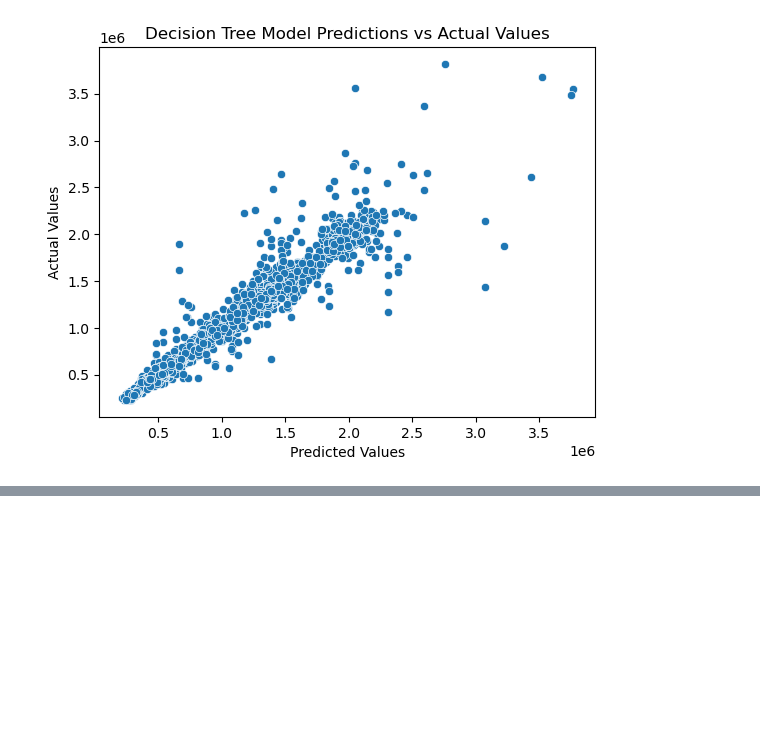
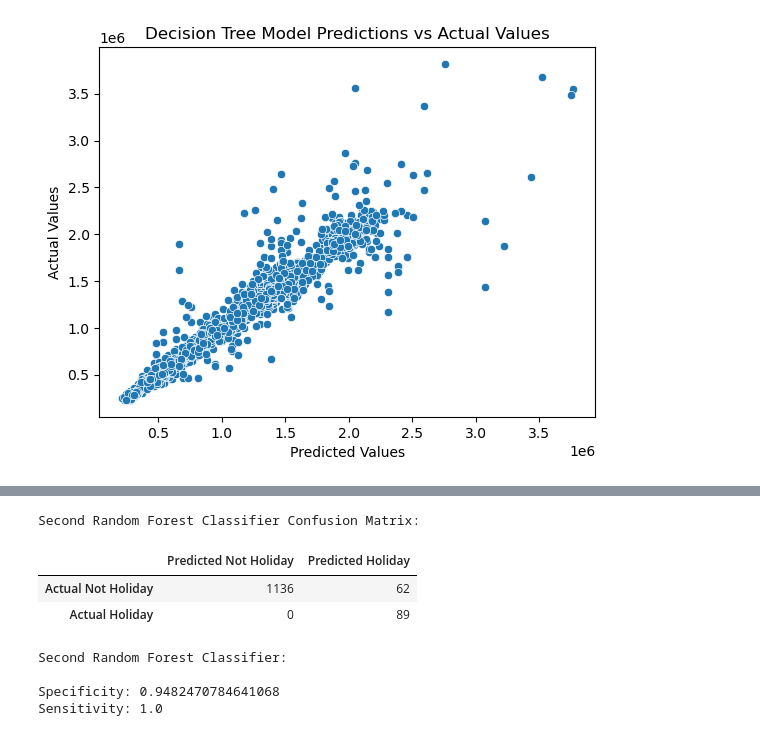
Before and after one commit to anthonyvictorio/walmart-sales-data-project, a Jupyter notebook: Walmart_Sales_Data_Project.ipynb, the cells around one changed output, grey strips where cells are left out. Saved outputs shown, nothing was run; the diff lists cells and outputs as text; code cells hidden in the pictures; blank space fills up the shorter version.

```diff
--- a/Walmart_Sales_Data_Project.ipynb
+++ b/Walmart_Sales_Data_Project.ipynb
@@ -529,0 +614,29 @@ plt.show()
+# %%
+# making confusion matrix table into dataframe
+rf2_df = pd.DataFrame(rf2_confusion_matrix,
+                     index=[f'Actual {i}' for i in class_names],
+                     columns=[f'Predicted {i}' for i in class_names])
+print('\nSecond Random Forest Classifier Confusion Matrix:\n')
+
+rf2_df
+# %% [output]
+Second Random Forest Classifier Confusion Matrix:
+|  | Predicted Not Holiday | Predicted Holiday |
+| Actual Not Holiday | 1136 | 62 |
+| Actual Holiday | 0 | 89 |
+# %%
+true_neg = rf2_confusion_matrix[0][0]
+false_pos = rf2_confusion_matrix[0][1]
+false_neg = rf2_confusion_matrix[1][0]
+true_pos = rf2_confusion_matrix[1][1]
+
+specificity = true_neg / (true_neg + false_pos)
+sensitivity = true_pos / (true_pos + false_neg)
+print('Second Random Forest Classifier:\n')
+print(f'Specificity: {specificity}')
+print(f'Sensitivity: {sensitivity}')
+# %% [output]
+Second Random Forest Classifier:
+
+Specificity: 0.9482470784641068
+Sensitivity: 1.0
```
Also changed, not shown: parts of 8 cells of this notebook.
